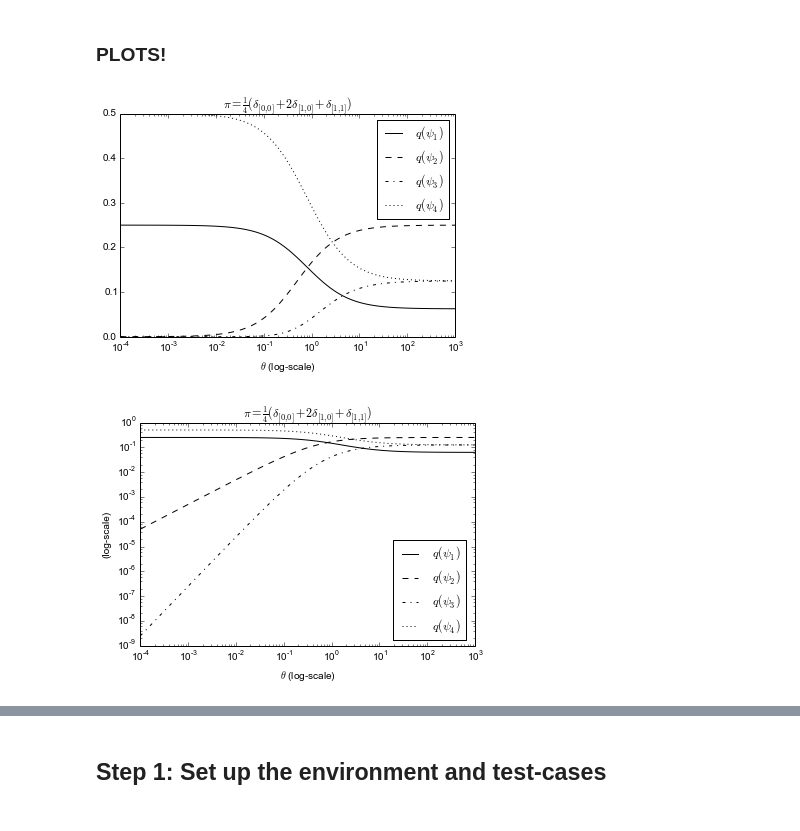
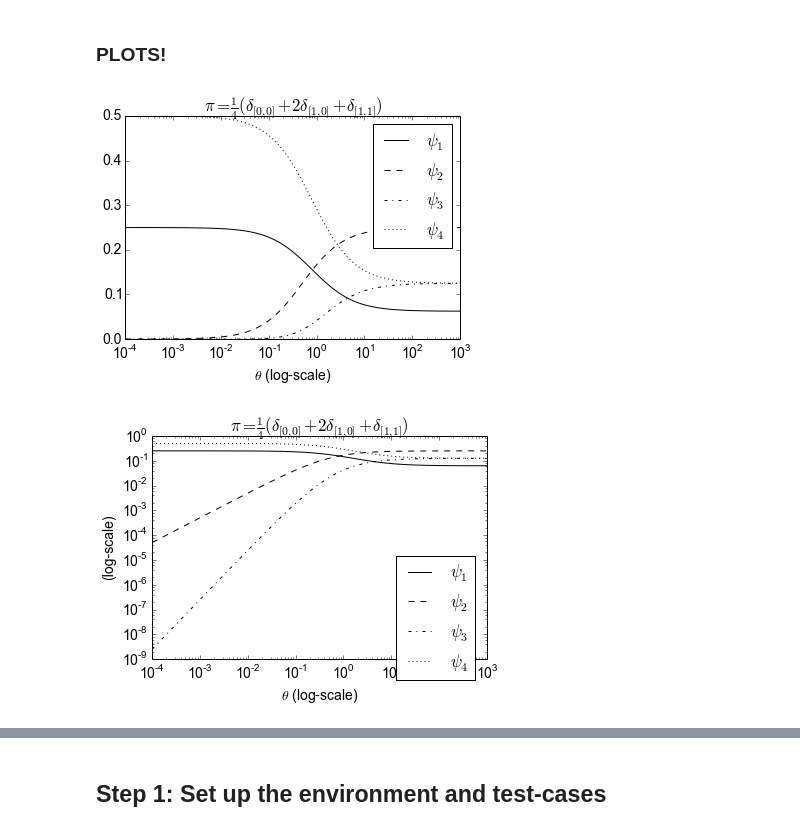
Before and after one commit to Cronjaeger/almost-infinite-sites-recursions, a Jupyter notebook: ipython_notebooks/Generate Plots for Figures 7.ipynb, the cells around one changed output, grey strips where cells are left out. Saved outputs shown, nothing was run; the diff lists cells and outputs as text; code cells hidden in the pictures.

```diff
--- a/ipython_notebooks/Generate Plots for Figures 7.ipynb
+++ b/ipython_notebooks/Generate Plots for Figures 7.ipynb
@@ -21,3 +23,5 @@ import formula_outline as fo
+# %%
+matplotlib.rcParams.update({'font.size': 14})
 # %% [markdown]
 ## Infinite Sites exact solver
 # %%
@@ -234,13 +238,20 @@ pis_AIS = (pi1_AIS,pi2_AIS)
 solutions_AIS,Ms_AIS,bs_AIS = solve_AIS_recursions(thetas,pis_AIS)
 # %%
 labels = {
-    3: r'$q(\psi_1)$',
-    4: r'$q(\psi_2)$',
-    5: r'$q(\psi_3)$',
-    6: r'$q(\psi_4)$',
-    7: r'$q(\psi_5)$',
-    8: r'$q(\psi_6)$',
-    9: r'$q(\psi_7)$'
+    3: r'$\psi_1$',
+    4: r'$\psi_2$',
+    5: r'$\psi_3$',
+    6: r'$\psi_4$',
+    7: r'$\psi_5$',
+    8: r'$\psi_6$',
+    9: r'$\psi_7$'
+#     3: r'$q(\psi_1)$',
+#     4: r'$q(\psi_2)$',
+#     5: r'$q(\psi_3)$',
+#     6: r'$q(\psi_4)$',
+#     7: r'$q(\psi_5)$',
+#     8: r'$q(\psi_6)$',
+#     9: r'$q(\psi_7)$'
 }
 '''
 [‘solid’ | ‘dashed’, ‘dashdot’, ‘dotted’ | (offset, on-off-dash-seq) | '-' | '--' | '-.' | ':' | 'None' | ' ' | '']
@@ -292,35 +303,35 @@ plt.title('$\pi = \\frac{1}{4}(\delta_{[0 , 0]} + 2\delta_{[1 , 0]} + \delta_{[1
 
 figure_paths = generate_figure_paths('AIS_symetric_boundary_no_color')
 for path in figure_paths:
     plt.savefig(path)
 
 plt.show()
 plt.close()
 
 plt.figure(4)
 #plt.subplot(212)
 for i in (3,4,5,6):
     likelihhods = [solutions_AIS[(theta,pi1_AIS)][i] for theta in thetas]
     #plt.plot(thetas,likelihhods, label = 'i = %i'%i)
     plt.plot(thetas,likelihhods, label = labels[i], linestyle = styles[i], color = colors[i])
 #plt.legendnd()
 plt.legend(bbox_to_anchor=(0.99, 0.50))
 plt.xscale('log')
 plt.yscale('log')
 plt.xlabel('$\\theta$ (log-scale)')
 plt.ylabel('(log-scale)')
 #plt.title('$q_i$ for $i \\in \\{ 3,4,5\\}$, $\pi = \\frac{1}{4}(\delta_0 + 2\delta_1 + \delta_2)$')
 plt.title('$\pi = \\frac{1}{4}(\delta_{[0 , 0]} + 2\delta_{[1 , 0]} + \delta_{[1 , 1]})$')
 
 figure_paths = generate_figure_paths('AIS_symetric_boundary_log-log_no_color')
 for path in figure_paths:
     plt.savefig(path)
 
 plt.show()
 plt.close()
 # %% [output]
-[figure, old version]
+[figure, new version]
-[figure, old version]
+[figure, new version]
 # %%
 plt.figure(3)
 for i in (3,4,5,8,9):
```
Also changed, not shown: parts of 22 cells of this notebook, 2 other files.
